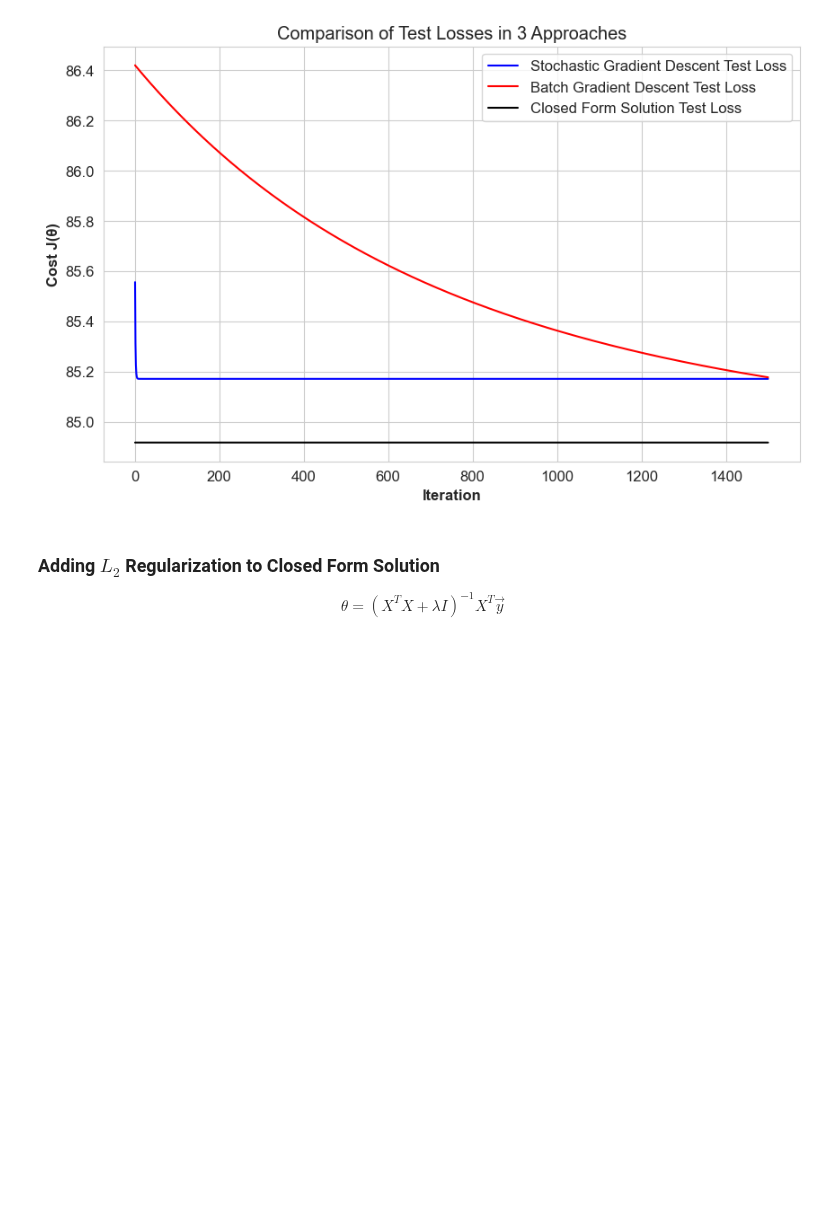
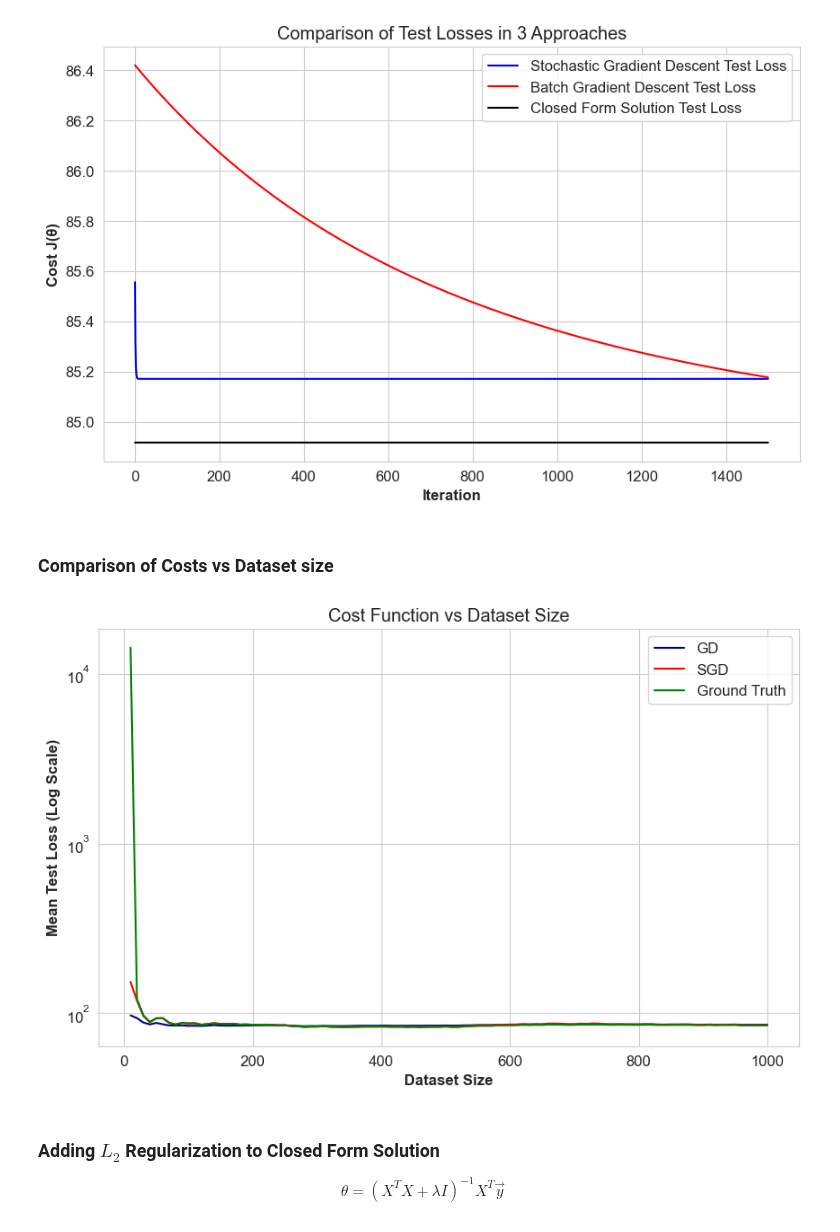
Before and after one commit to AmirAAZ818/ML-Assignments-2024, a Jupyter notebook: Linear Regression/Implementation/Linear_Regression.ipynb, the cells around one changed output. Drawn from its saved outputs; the diff is of its cells as text; code cells hidden in the pictures; blank space fills up the shorter version.

```diff
--- a/Linear Regression/Implementation/Linear_Regression.ipynb
+++ b/Linear Regression/Implementation/Linear_Regression.ipynb
@@ -743,6 +712,37 @@ plt.legend()
 plt.show()
 # %% [output]
 [figure]
+# %% [markdown]
+### Comparison of Costs vs Dataset size
+# %%
+dataset_size = np.arange(10, X_train.shape[0] + 1, 10)
+
+gd_mean_val_loss = np.array([np.mean(result_history['GD'][size]['val_loss_history']) for size in dataset_size])
+sgd_mean_val_loss = np.array([np.mean(result_history['SGD'][size]['val_loss_history']) for size in dataset_size])
+gt_mean_val_loss = np.array([np.mean(result_history['Ground Truth'][size]['val_loss_history']) for size in dataset_size])
+
+
+
+# Plot configuration
+plt.figure(figsize=(10, 6), dpi=100)
+sns.set_style("whitegrid")
+plt.rcParams['font.size'] = 12
+plt.rcParams['axes.labelweight'] = 'bold'
+
+# Plotting
+plt.plot(dataset_size, gd_mean_val_loss, label='GD', color='darkblue')
+plt.plot(dataset_size, sgd_mean_val_loss, label='SGD', color='red')
+plt.plot(dataset_size, gt_mean_val_loss, label='Ground Truth', color='green')
+
+
+plt.xlabel('Dataset Size')
+plt.ylabel('Mean Test Loss (Log Scale)')
+plt.yscale('log')
+plt.title('Cost Function vs Dataset Size')
+plt.legend()
+plt.show()
+# %% [output]
+[figure, added]
 # %% [markdown]
 ### Adding $L_2$ Regularization to Closed Form Solution
 
```
Also changed, not shown: parts of 16 cells of this notebook, 12 other files.
